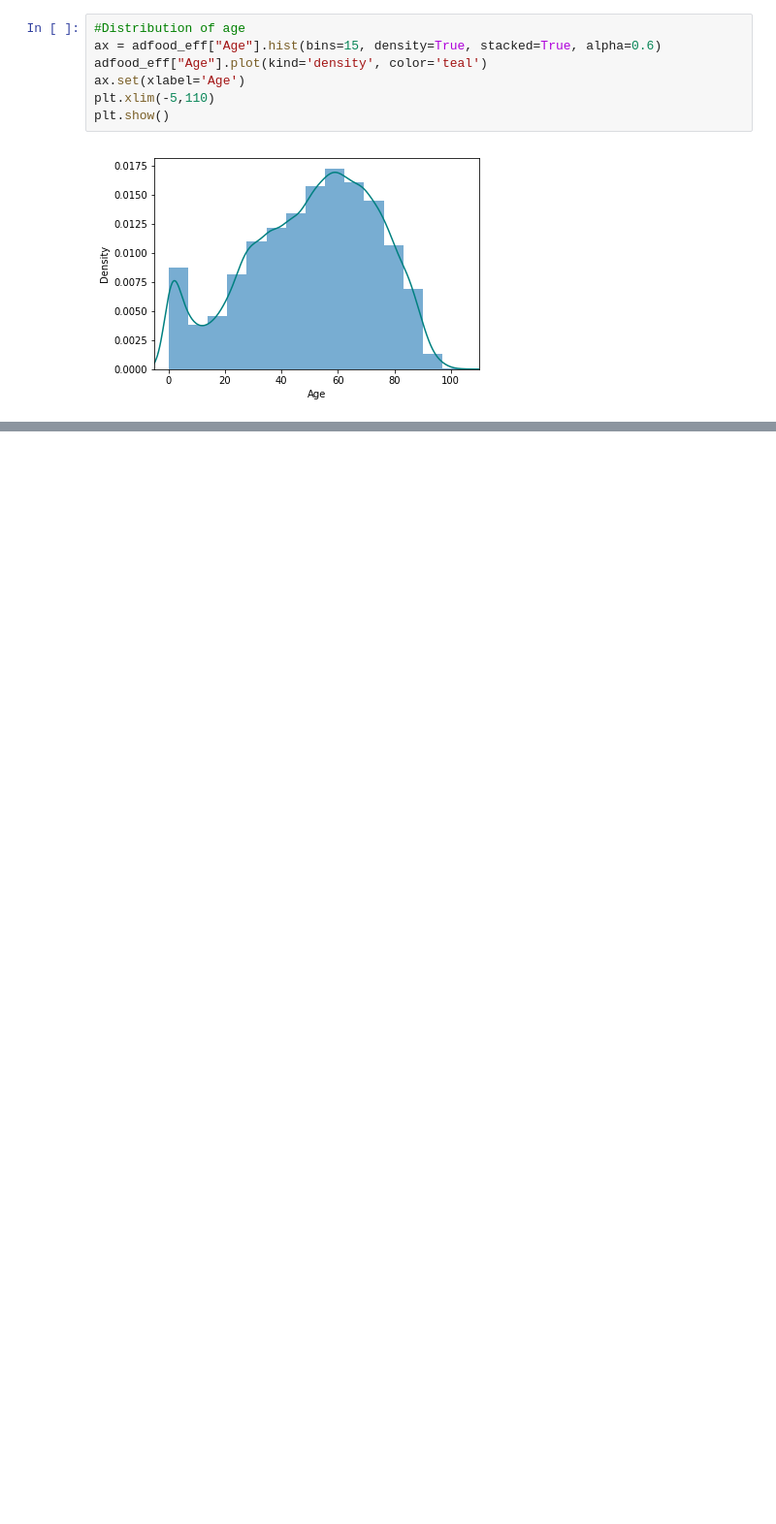
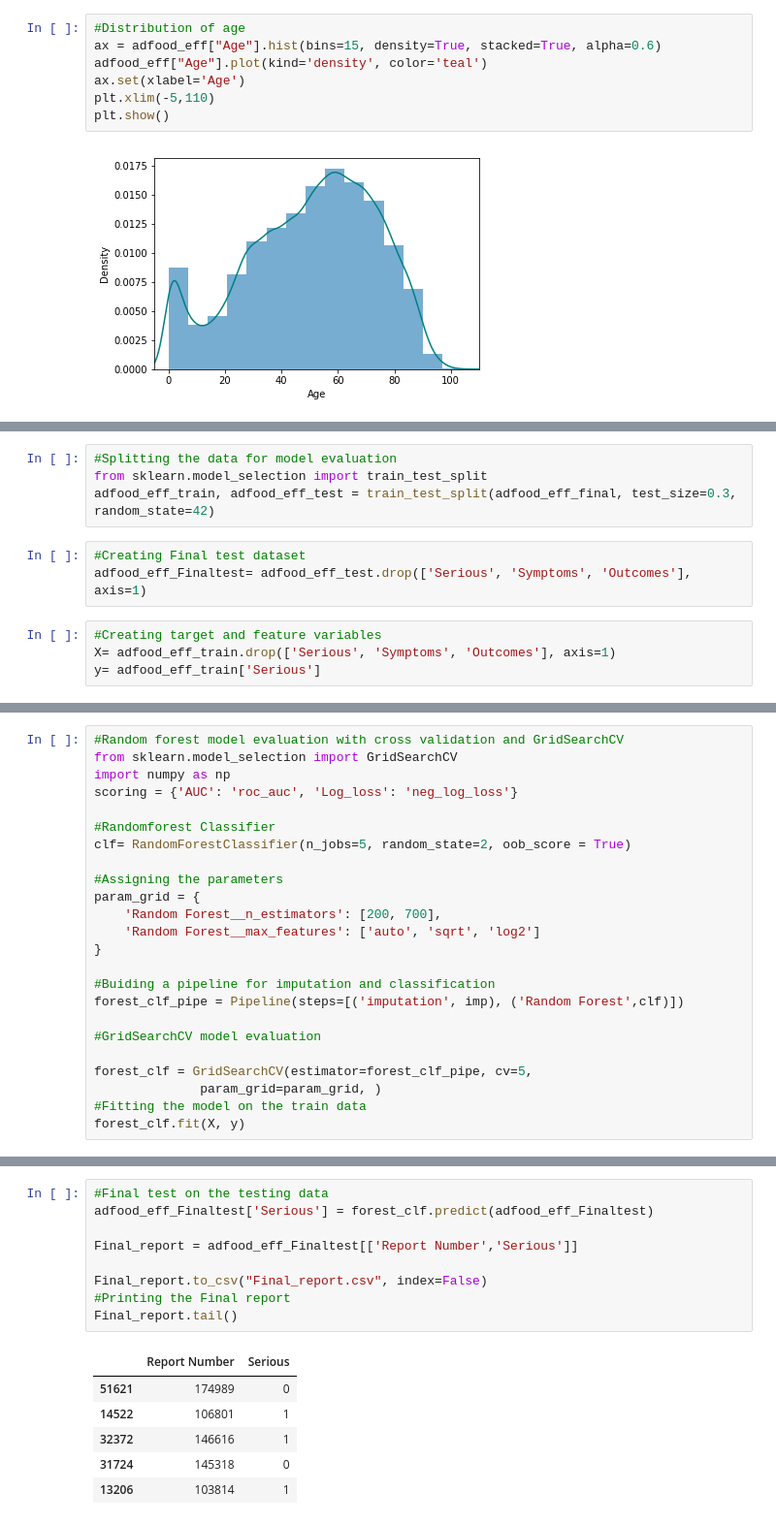
Before and after one commit to Vinuthask/Capstone-Project-1, a Jupyter notebook: Adverse_Food_Effects_Final_Submission.ipynb, the cells around one changed output, grey strips where cells are left out. Shown at 97% size. Cells and saved outputs as stored; diff of their text form; blank space fills up the shorter version.

```diff
--- a/Adverse_Food_Effects_Final_Submission.ipynb
+++ b/Adverse_Food_Effects_Final_Submission.ipynb
@@ -224 +428,12 @@ rfe = rfe.fit(X, y)
+# %%
+#Splitting the data for model evaluation
+from sklearn.model_selection import train_test_split
+adfood_eff_train, adfood_eff_test = train_test_split(adfood_eff_final, test_size=0.3, random_state=42)
+# %%
+#Creating Final test dataset
+adfood_eff_Finaltest= adfood_eff_test.drop(['Serious', 'Symptoms', 'Outcomes'], axis=1)
+# %%
+#Creating target and feature variables
+X= adfood_eff_train.drop(['Serious', 'Symptoms', 'Outcomes'], axis=1)
+y= adfood_eff_train['Serious']
 # %%
@@ -236,0 +467,24 @@ pipeline.fit(X_train, y_train)
+# %%
+#Random forest model evaluation with cross validation and GridSearchCV
+from sklearn.model_selection import GridSearchCV
+import numpy as np
+scoring = {'AUC': 'roc_auc', 'Log_loss': 'neg_log_loss'}
+
+#Randomforest Classifier
+clf= RandomForestClassifier(n_jobs=5, random_state=2, oob_score = True)
+
+#Assigning the parameters
+param_grid = {
+    'Random Forest__n_estimators': [200, 700],
+    'Random Forest__max_features': ['auto', 'sqrt', 'log2']
+}
+
+#Buiding a pipeline for imputation and classification
+forest_clf_pipe = Pipeline(steps=[('imputation', imp), ('Random Forest',clf)])
+
+#GridSearchCV model evaluation
+
+forest_clf = GridSearchCV(estimator=forest_clf_pipe, cv=5,
+              param_grid=param_grid, )
+#Fitting the model on the train data
+forest_clf.fit(X, y)
@@ -236,0 +502,16 @@ pipeline.fit(X_train, y_train)
+# %%
+#Final test on the testing data
+adfood_eff_Finaltest['Serious'] = forest_clf.predict(adfood_eff_Finaltest)
+
+Final_report = adfood_eff_Finaltest[['Report Number','Serious']]
+
+Final_report.to_csv("Final_report.csv", index=False)
+#Printing the Final report
+Final_report.tail()
+# %% [output]
+|  | Report Number | Serious |
+| 51621 | 174989 | 0 |
+| 14522 | 106801 | 1 |
+| 32372 | 146616 | 1 |
+| 31724 | 145318 | 0 |
+| 13206 | 103814 | 1 |
```
Also changed, not shown: parts of 49 cells of this notebook.
